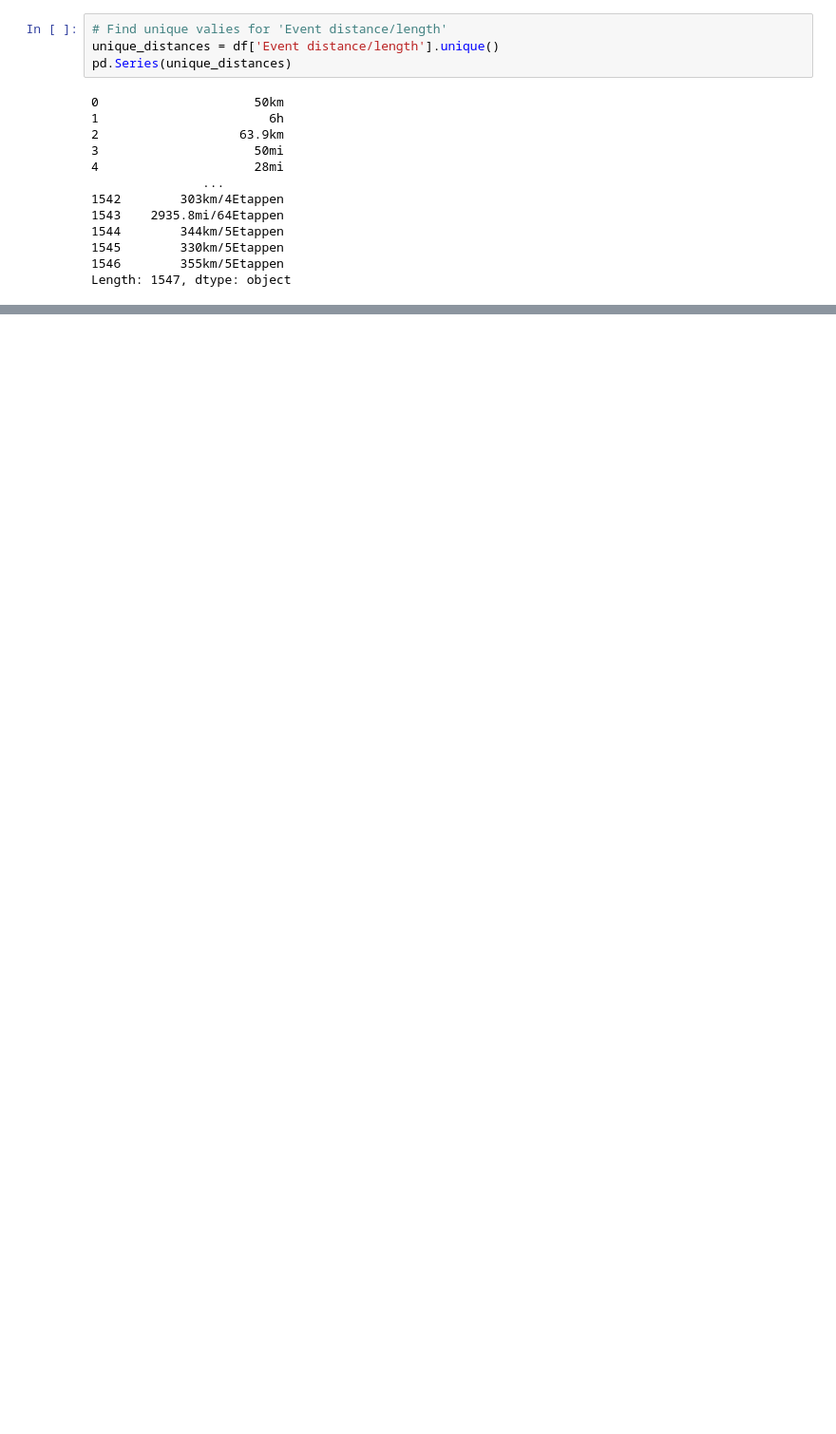
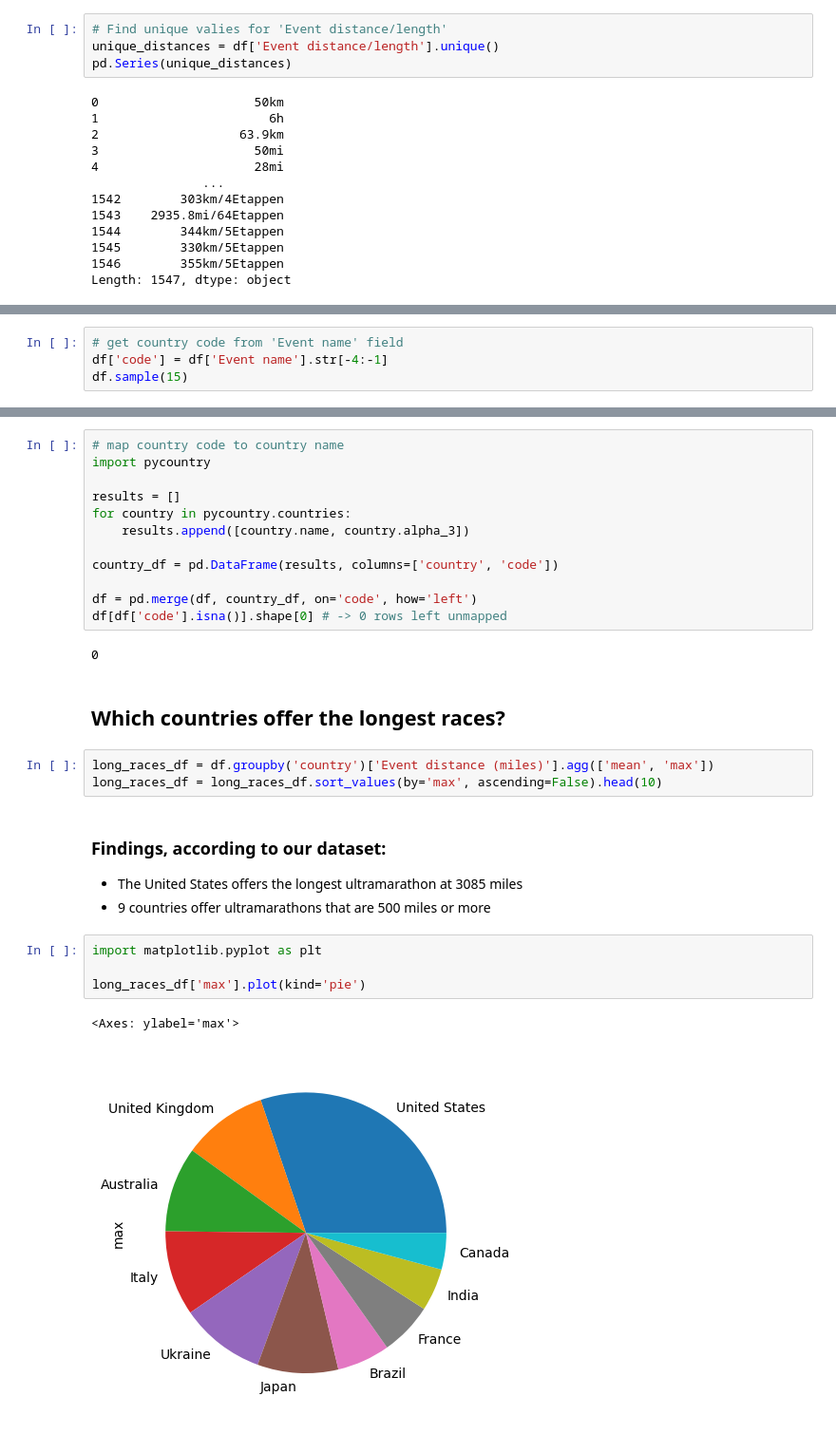
Before and after one commit to dbsherry890/CarMax_Data_Analysis, a Jupyter notebook: Projects/Ultramarathons/EDA.ipynb, the cells around one changed output, grey strips where cells are left out. Shown at 95% size. Cells and saved outputs as stored; diff of their text form; blank space fills up the shorter version.

Commit message:
longest races analysis

```diff
--- a/Projects/Ultramarathons/EDA.ipynb
+++ b/Projects/Ultramarathons/EDA.ipynb
@@ -119,0 +121,4 @@ df.sample(25)
+# %%
+# get country code from 'Event name' field
+df['code'] = df['Event name'].str[-4:-1]
+df.sample(15)
@@ -119,0 +142,30 @@ df.sample(25)
+# %%
+# map country code to country name
+import pycountry
+
+results = []
+for country in pycountry.countries:
+    results.append([country.name, country.alpha_3])
+
+country_df = pd.DataFrame(results, columns=['country', 'code'])
+
+df = pd.merge(df, country_df, on='code', how='left')
+df[df['code'].isna()].shape[0] # -> 0 rows left unmapped
+# %% [output]
+0
+# %% [markdown]
+## Which countries offer the longest races?
+# %%
+long_races_df = df.groupby('country')['Event distance (miles)'].agg(['mean', 'max'])
+long_races_df = long_races_df.sort_values(by='max', ascending=False).head(10)
+# %% [markdown]
+### Findings, according to our dataset:
+- The United States offers the longest ultramarathon at 3085 miles
+- 9 countries offer ultramarathons that are 500 miles or more
+# %%
+import matplotlib.pyplot as plt
+
+long_races_df['max'].plot(kind='pie')
+# %% [output]
+<Axes: ylabel='max'>
+[figure, added]
```
Also changed, not shown: parts of 9 cells of this notebook, 5 other files.
